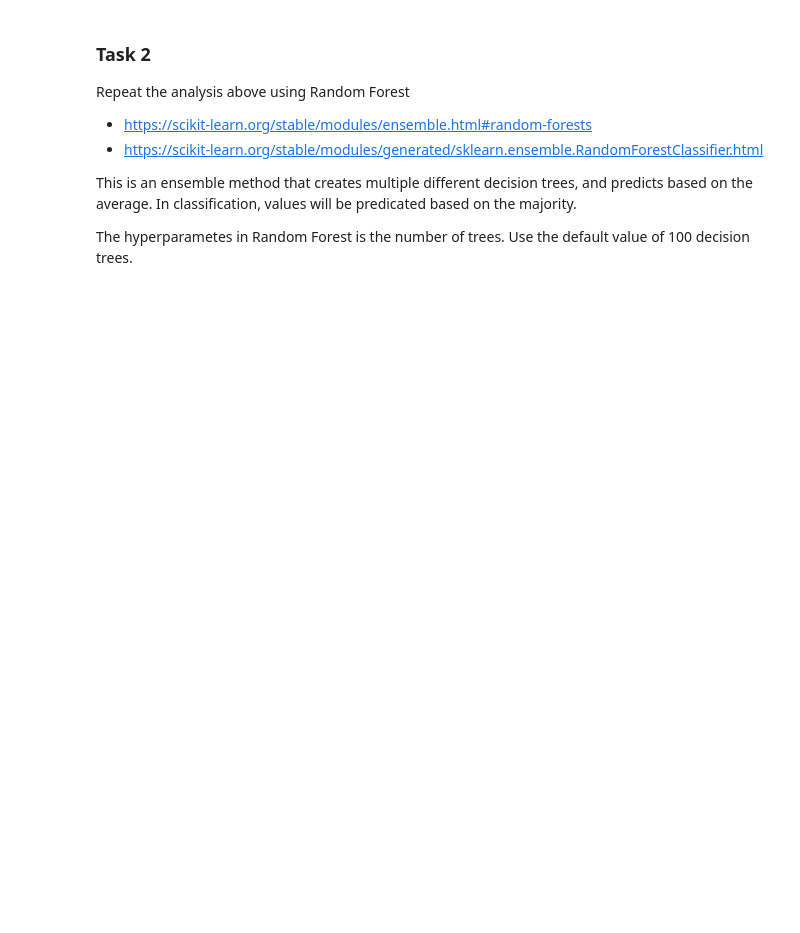
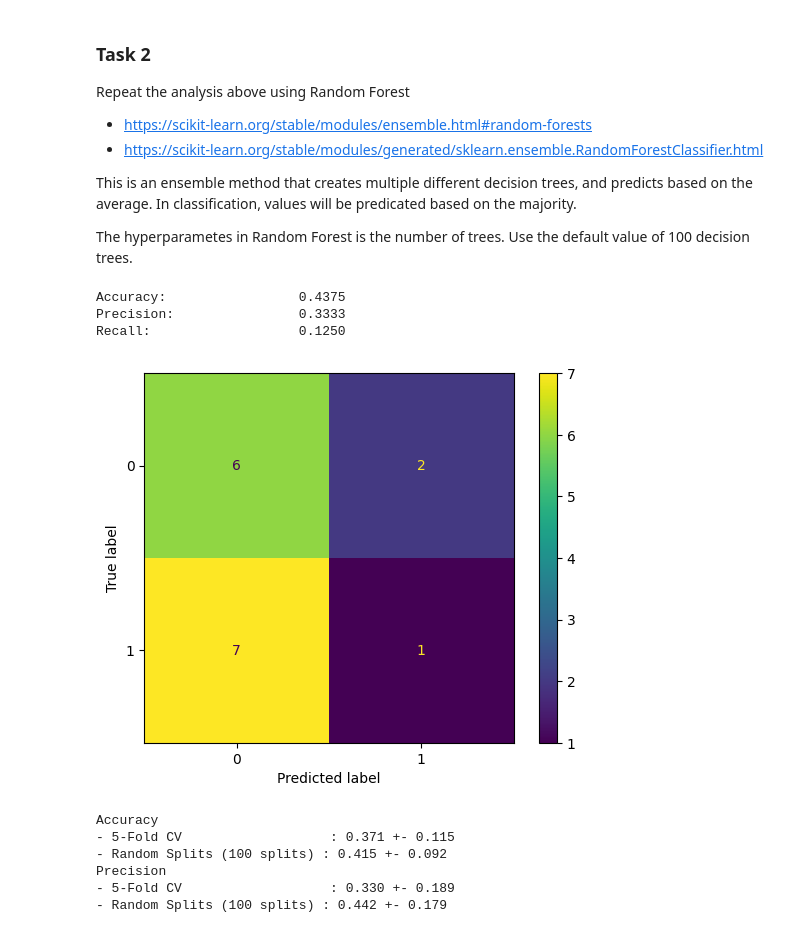
Before and after one commit to valsson-group/UNT-ChemicalApplicationsOfMachineLearning-Spring2026, a Jupyter notebook: Lecture-9_February-17-2026/Lecture-9_BinaryClassification-1.ipynb, the cells around one changed output. Cells and saved outputs as stored; diff of their text form; code cells hidden in the pictures; blank space fills up the shorter version.

```diff
--- a/Lecture-9_February-17-2026/Lecture-9_BinaryClassification-1.ipynb
+++ b/Lecture-9_February-17-2026/Lecture-9_BinaryClassification-1.ipynb
@@ -200,3 +330,82 @@ Repeat the analysis above using Random Forest
 This is an ensemble method that creates multiple different decision trees, and predicts based on the average. In classification, values will be predicated based on the majority.
 
 The hyperparametes in Random Forest is the number of trees. Use the default value of 100 decision trees.
+# %%
+from sklearn.ensemble import RandomForestClassifier
+from sklearn.model_selection import train_test_split
+from sklearn import metrics
+
+features_train, features_test, target_train, target_test = train_test_split(features, target, test_size=0.5)
+
+model = RandomForestClassifier(100)
+
+model.fit(features_train,target_train)
+
+target_test_predicted = model.predict(features_test)
+
+print("Accuracy:                 {:.4f}".format(metrics.accuracy_score(target_test,target_test_predicted)))
+print("Precision:                {:.4f}".format(metrics.precision_score(target_test,target_test_predicted)))
+print("Recall:                   {:.4f}".format(metrics.recall_score(target_test,target_test_predicted)))
+
+
+# tree_plt = plot_tree(model,
+#                      feature_names=features.keys(),
+#                      fontsize=8)
+cfm = metrics.ConfusionMatrixDisplay.from_predictions(target_test,target_test_predicted)
+# %% [output]
+Accuracy:                 0.4375
+Precision:                0.3333
+Recall:                   0.1250
+[figure, added]
+# %%
+from sklearn.ensemble import RandomForestClassifier
+from sklearn.model_selection import train_test_split
+from sklearn import metrics
+from sklearn.model_selection import cross_validate,ShuffleSplit
+
+
+model = RandomForestClassifier(100)
+
+# Evaluate the models using crossvalidation
+
+# scoring =['accuracy', 'precision', 'recall']
+
+scoring = {'accuracy':'accuracy',
+            'recall': metrics.make_scorer(metrics.recall_score, zero_division=np.nan),
+            'precision': metrics.make_scorer(metrics.precision_score, zero_division=np.nan)
+}
+
+
+
+# employ 5-fold CV
+scores_fold = cross_validate(
+    model,
+    features, target,
+    scoring=scoring,
+    cv=5
+)
+
+# Evaluate the models using crossvalidation
+NumSplits=100
+cv_random = ShuffleSplit(n_splits=NumSplits, test_size=0.5)
+scores_random = cross_validate(
+    model,
+    features, target,
+    scoring=scoring,
+    cv=cv_random
+)
+
+print("Accuracy")
+print("- 5-Fold CV                   : {:.3f} +- {:.3f}".format(scores_fold['test_accuracy'].mean(),scores_fold['test_accuracy'].std()))
+print("- Random Splits ({:d} splits) : {:.3f} +- {:.3f}".format(NumSplits, scores_random['test_accuracy'].mean(), scores_random['test_accuracy'].std()))
+
+print("Precision")
+print("- 5-Fold CV                   : {:.3f} +- {:.3f}".format( np.nanmean(scores_fold['test_precision']),np.nanstd(scores_fold['test_precision'])))
+print("- Random Splits ({:d} splits) : {:.3f} +- {:.3f}".format(NumSplits, np.nanmean(scores_random['test_precision']), np.nanstd(scores_random['test_precision'])))
+# %% [output]
+Accuracy
+- 5-Fold CV                   : 0.371 +- 0.115
+- Random Splits (100 splits) : 0.415 +- 0.092
+Precision
+- 5-Fold CV                   : 0.330 +- 0.189
+- Random Splits (100 splits) : 0.442 +- 0.179
```
Also changed, not shown: parts of 12 cells of this notebook.
